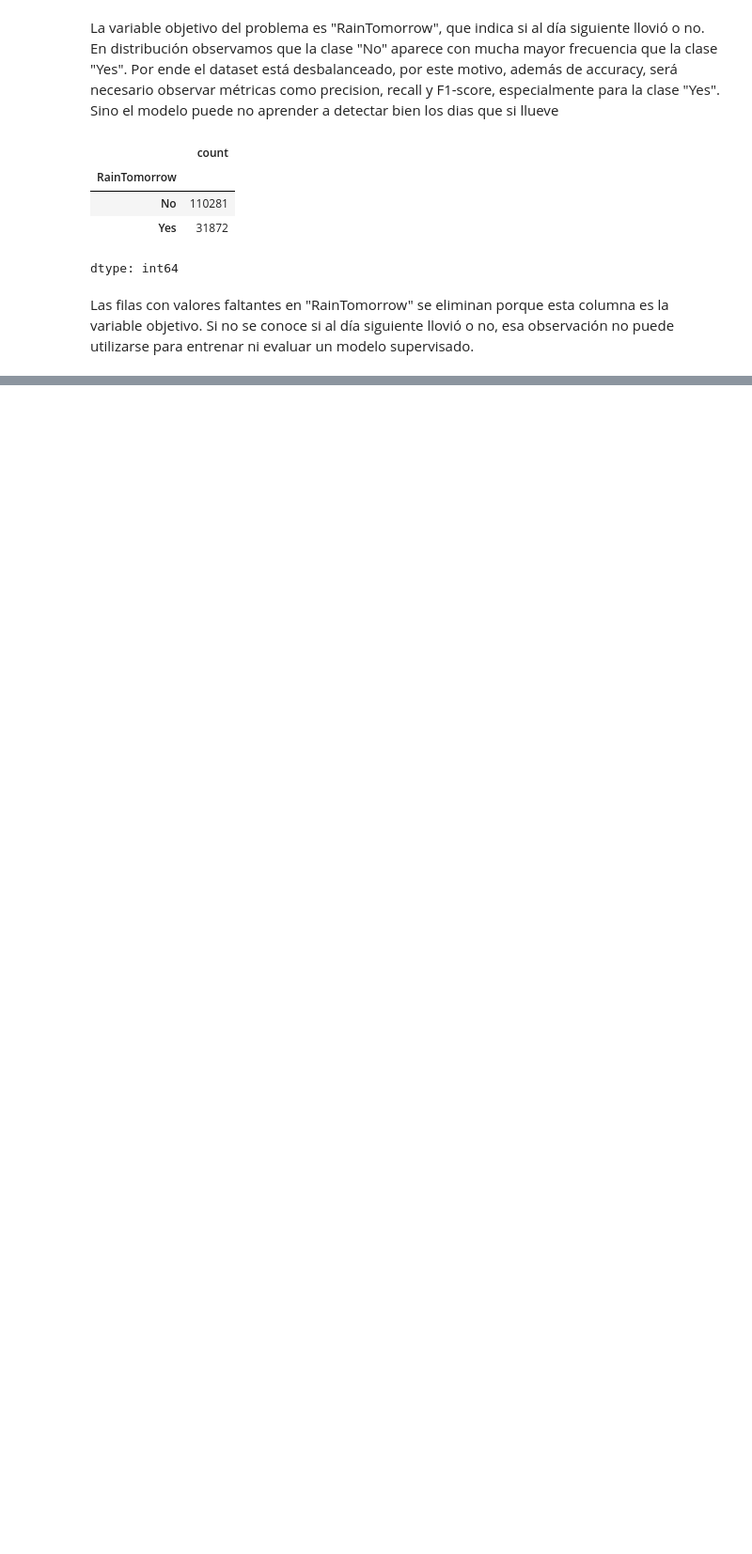
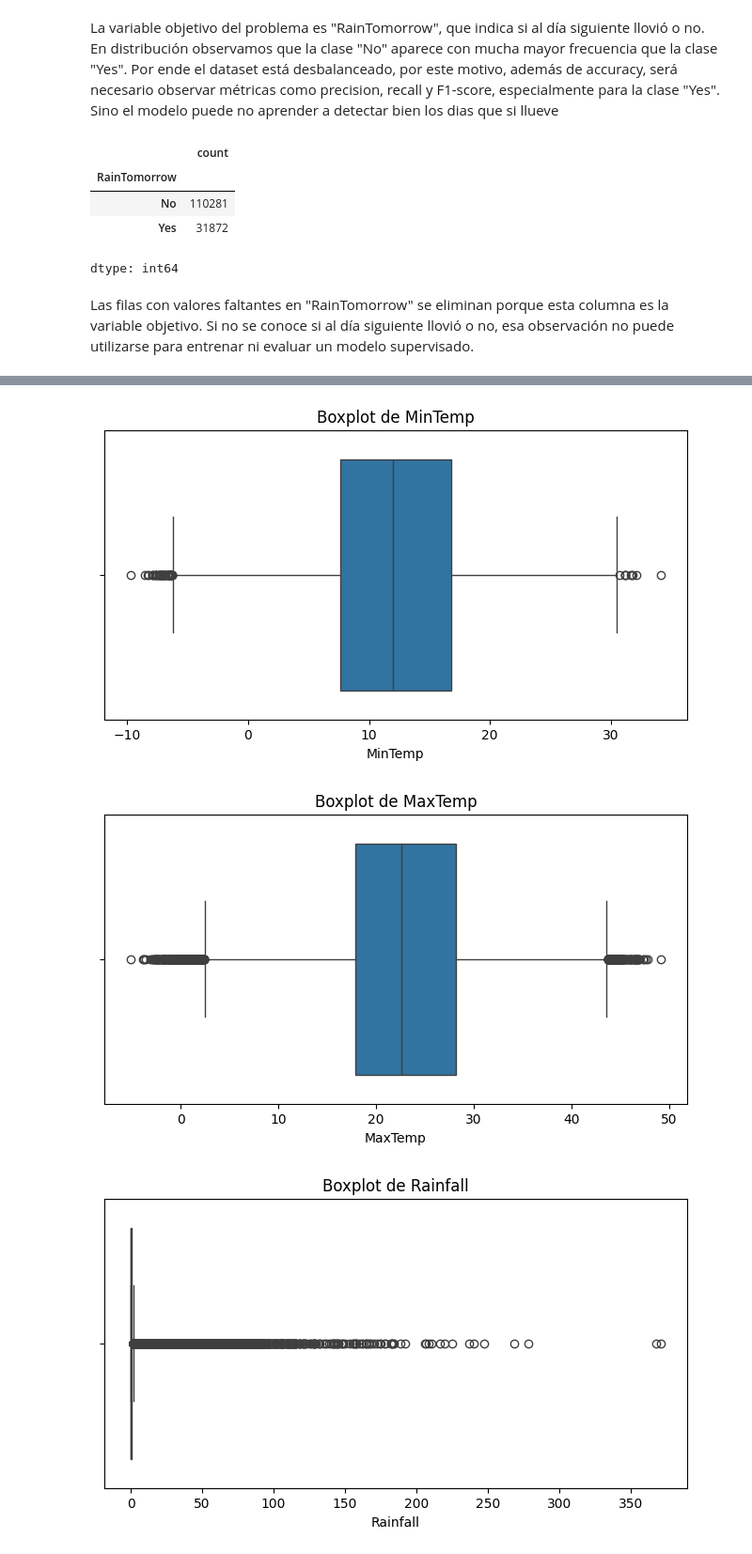
Before and after one commit to ZahirJacob/AA1-TUIA-Dimenna-Jacob-Taborda, a Jupyter notebook: TP_clasificacion_AA1.ipynb, the cells around one changed output, grey strips where cells are left out. Shown at 94% size. Saved outputs shown, nothing was run; the diff lists cells and outputs as text; code cells hidden in the pictures; blank space fills up the shorter version.

```diff
--- a/TP_clasificacion_AA1.ipynb
+++ b/TP_clasificacion_AA1.ipynb
@@ -175,0 +269,12 @@ Las filas con valores faltantes en "RainTomorrow" se eliminan porque esta column
+# %%
+# Graficamos boxplots individuales para todas las variables numéricas.
+for columna in columnas_numericas:
+    plt.figure(figsize=(8, 4))
+    sns.boxplot(data=df, x=columna)
+    plt.title(f"Boxplot de {columna}")
+    plt.xlabel(columna)
+    plt.show()
+# %% [output]
+[figure, added]
+[figure, added]
+[figure, added]
```
Also changed, not shown: parts of 19 cells of this notebook.
